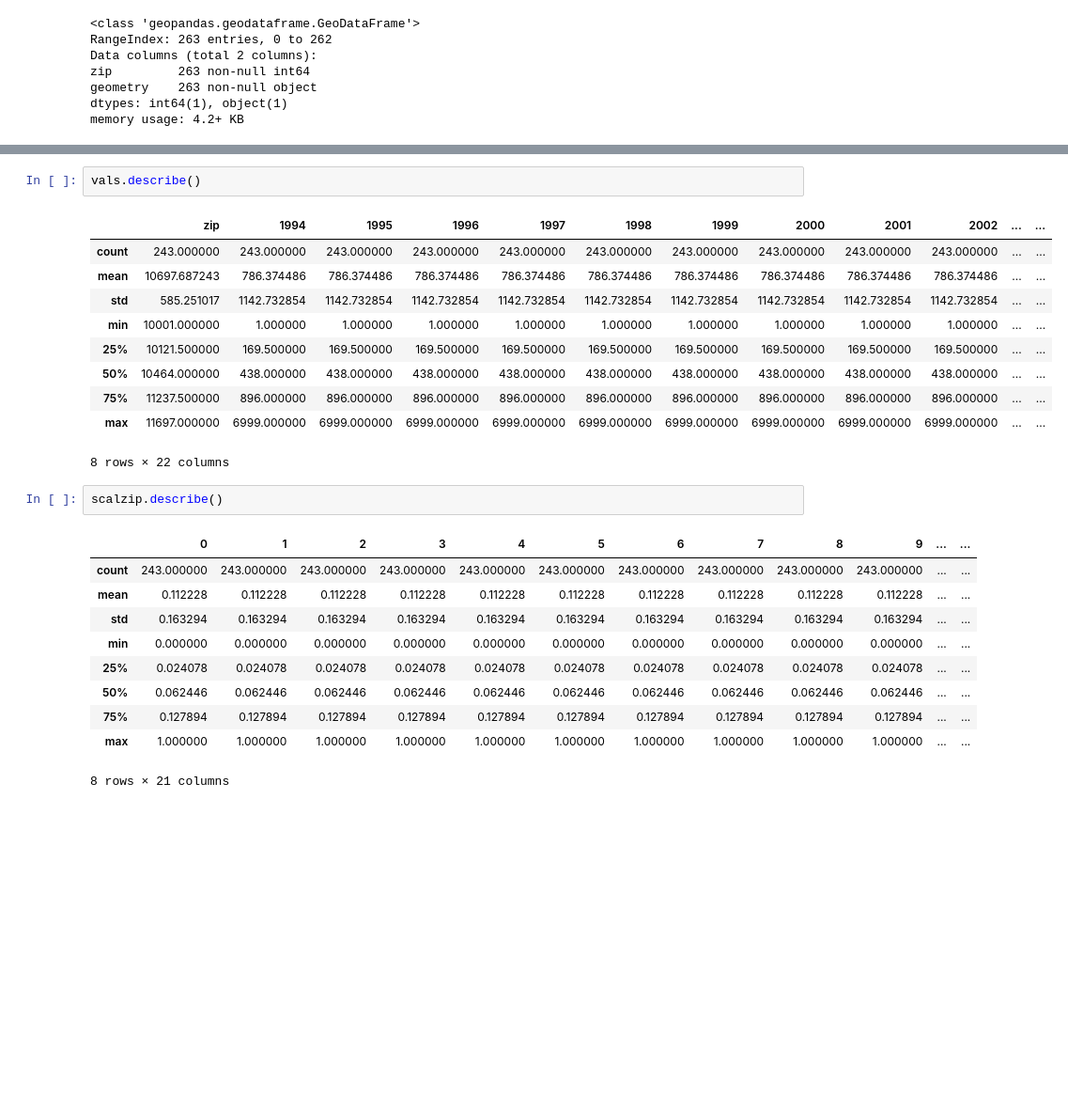
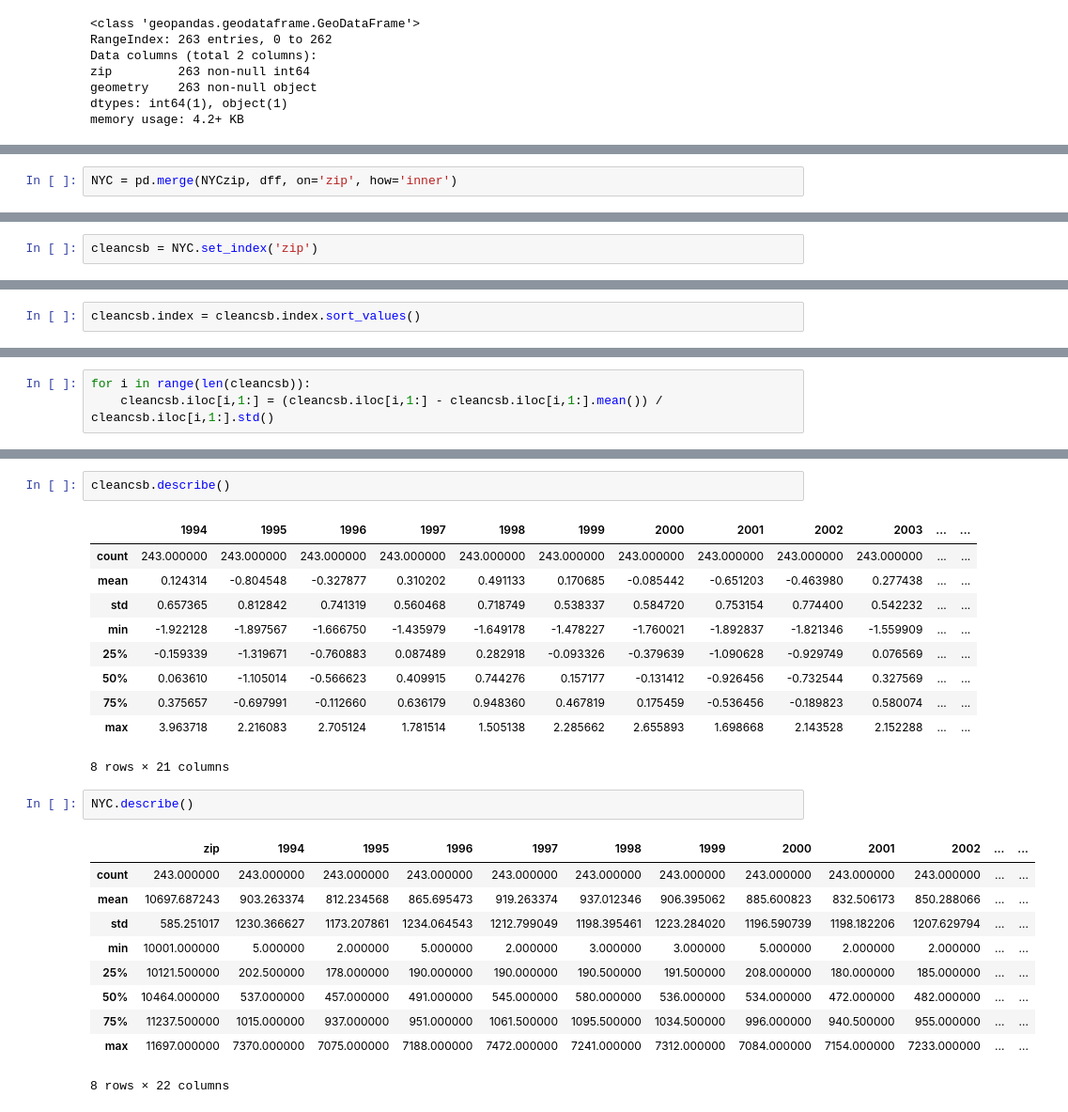
Before and after one commit to Fekade/PUI2018_fb1182, a Jupyter notebook: HW12_fb1182/HW11_Assignment1_instructions.ipynb, the cells around one changed output, grey strips where cells are left out. Shown at 94% size. Drawn from its saved outputs; the diff is of its cells as text; blank space fills up the shorter version.

```diff
--- a/HW12_fb1182/HW11_Assignment1_instructions.ipynb
+++ b/HW12_fb1182/HW11_Assignment1_instructions.ipynb
@@ -292,0 +284,2 @@ NYCzip.head()
+# %%
+NYC = pd.merge(NYCzip, dff, on='zip', how='inner')
@@ -349,3 +314,5 @@ cleancsb
+# %%
+cleancsb = NYC.set_index('zip')
 # %%
 cleancsb.head()
 # %% [output]
@@ -368 +327,3 @@ vals = cleancsb
+# %%
+cleancsb.index = cleancsb.index.sort_values()
 # %%
@@ -383,0 +344,3 @@ scalzip = pd.DataFrame(scaler.fit_transform(vals.iloc[:,2:]))
+# %%
+for i in range(len(cleancsb)):
+    cleancsb.iloc[i,1:] = (cleancsb.iloc[i,1:] - cleancsb.iloc[i,1:].mean()) / cleancsb.iloc[i,1:].std()
@@ -384,26 +358,26 @@ scalzip = pd.DataFrame(scaler.fit_transform(vals.iloc[:,2:]))
 # %%
-vals.describe()
+cleancsb.describe()
 # %% [output]
-|  | zip | 1994 | 1995 | 1996 | 1997 | 1998 | 1999 | 2000 | 2001 | 2002 | ... | ... |
+|  | 1994 | 1995 | 1996 | 1997 | 1998 | 1999 | 2000 | 2001 | 2002 | 2003 | ... | ... |
 | count | 243.000000 | 243.000000 | 243.000000 | 243.000000 | 243.000000 | 243.000000 | 243.000000 | 243.000000 | 243.000000 | 243.000000 | ... | ... |
-| mean | 10697.687243 | 786.374486 | 786.374486 | 786.374486 | 786.374486 | 786.374486 | 786.374486 | 786.374486 | 786.374486 | 786.374486 | ... | ... |
-| std | 585.251017 | 1142.732854 | 1142.732854 | 1142.732854 | 1142.732854 | 1142.732854 | 1142.732854 | 1142.732854 | 1142.732854 | 1142.732854 | ... | ... |
-| min | 10001.000000 | 1.000000 | 1.000000 | 1.000000 | 1.000000 | 1.000000 | 1.000000 | 1.000000 | 1.000000 | 1.000000 | ... | ... |
-| 25% | 10121.500000 | 169.500000 | 169.500000 | 169.500000 | 169.500000 | 169.500000 | 169.500000 | 169.500000 | 169.500000 | 169.500000 | ... | ... |
-| 50% | 10464.000000 | 438.000000 | 438.000000 | 438.000000 | 438.000000 | 438.000000 | 438.000000 | 438.000000 | 438.000000 | 438.000000 | ... | ... |
-| 75% | 11237.500000 | 896.000000 | 896.000000 | 896.000000 | 896.000000 | 896.000000 | 896.000000 | 896.000000 | 896.000000 | 896.000000 | ... | ... |
-| max | 11697.000000 | 6999.000000 | 6999.000000 | 6999.000000 | 6999.000000 | 6999.000000 | 6999.000000 | 6999.000000 | 6999.000000 | 6999.000000 | ... | ... |
+| mean | 0.124314 | -0.804548 | -0.327877 | 0.310202 | 0.491133 | 0.170685 | -0.085442 | -0.651203 | -0.463980 | 0.277438 | ... | ... |
+| std | 0.657365 | 0.812842 | 0.741319 | 0.560468 | 0.718749 | 0.538337 | 0.584720 | 0.753154 | 0.774400 | 0.542232 | ... | ... |
+| min | -1.922128 | -1.897567 | -1.666750 | -1.435979 | -1.649178 | -1.478227 | -1.760021 | -1.892837 | -1.821346 | -1.559909 | ... | ... |
+| 25% | -0.159339 | -1.319671 | -0.760883 | 0.087489 | 0.282918 | -0.093326 | -0.379639 | -1.090628 | -0.929749 | 0.076569 | ... | ... |
+| 50% | 0.063610 | -1.105014 | -0.566623 | 0.409915 | 0.744276 | 0.157177 | -0.131412 | -0.926456 | -0.732544 | 0.327569 | ... | ... |
+| 75% | 0.375657 | -0.697991 | -0.112660 | 0.636179 | 0.948360 | 0.467819 | 0.175459 | -0.536456 | -0.189823 | 0.580074 | ... | ... |
+| max | 3.963718 | 2.216083 | 2.705124 | 1.781514 | 1.505138 | 2.285662 | 2.655893 | 1.698668 | 2.143528 | 2.152288 | ... | ... |
-8 rows × 22 columns
+8 rows × 21 columns
 # %%
-scalzip.describe()
+NYC.describe()
 # %% [output]
-|  | 0 | 1 | 2 | 3 | 4 | 5 | 6 | 7 | 8 | 9 | ... | ... |
+|  | zip | 1994 | 1995 | 1996 | 1997 | 1998 | 1999 | 2000 | 2001 | 2002 | ... | ... |
 | count | 243.000000 | 243.000000 | 243.000000 | 243.000000 | 243.000000 | 243.000000 | 243.000000 | 243.000000 | 243.000000 | 243.000000 | ... | ... |
-| mean | 0.112228 | 0.112228 | 0.112228 | 0.112228 | 0.112228 | 0.112228 | 0.112228 | 0.112228 | 0.112228 | 0.112228 | ... | ... |
-| std | 0.163294 | 0.163294 | 0.163294 | 0.163294 | 0.163294 | 0.163294 | 0.163294 | 0.163294 | 0.163294 | 0.163294 | ... | ... |
-| min | 0.000000 | 0.000000 | 0.000000 | 0.000000 | 0.000000 | 0.000000 | 0.000000 | 0.000000 | 0.000000 | 0.000000 | ... | ... |
-| 25% | 0.024078 | 0.024078 | 0.024078 | 0.024078 | 0.024078 | 0.024078 | 0.024078 | 0.024078 | 0.024078 | 0.024078 | ... | ... |
-| 50% | 0.062446 | 0.062446 | 0.062446 | 0.062446 | 0.062446 | 0.062446 | 0.062446 | 0.062446 | 0.062446 | 0.062446 | ... | ... |
-| 75% | 0.127894 | 0.127894 | 0.127894 | 0.127894 | 0.127894 | 0.127894 | 0.127894 | 0.127894 | 0.127894 | 0.127894 | ... | ... |
-| max | 1.000000 | 1.000000 | 1.000000 | 1.000000 | 1.000000 | 1.000000 | 1.000000 | 1.000000 | 1.000000 | 1.000000 | ... | ... |
+| mean | 10697.687243 | 903.263374 | 812.234568 | 865.695473 | 919.263374 | 937.012346 | 906.395062 | 885.600823 | 832.506173 | 850.288066 | ... | ... |
+| std | 585.251017 | 1230.366627 | 1173.207861 | 1234.064543 | 1212.799049 | 1198.395461 | 1223.284020 | 1196.590739 | 1198.182206 | 1207.629794 | ... | ... |
+| min | 10001.000000 | 5.000000 | 2.000000 | 5.000000 | 2.000000 | 3.000000 | 3.000000 | 5.000000 | 2.000000 | 2.000000 | ... | ... |
+| 25% | 10121.500000 | 202.500000 | 178.000000 | 190.000000 | 190.000000 | 190.500000 | 191.500000 | 208.000000 | 180.000000 | 185.000000 | ... | ... |
+| 50% | 10464.000000 | 537.000000 | 457.000000 | 491.000000 | 545.000000 | 580.000000 | 536.000000 | 534.000000 | 472.000000 | 482.000000 | ... | ... |
+| 75% | 11237.500000 | 1015.000000 | 937.000000 | 951.000000 | 1061.500000 | 1095.500000 | 1034.500000 | 996.000000 | 940.500000 | 955.000000 | ... | ... |
+| max | 11697.000000 | 7370.000000 | 7075.000000 | 7188.000000 | 7472.000000 | 7241.000000 | 7312.000000 | 7084.000000 | 7154.000000 | 7233.000000 | ... | ... |
-8 rows × 21 columns
+8 rows × 22 columns
```
Also changed, not shown: parts of 47 cells of this notebook.
